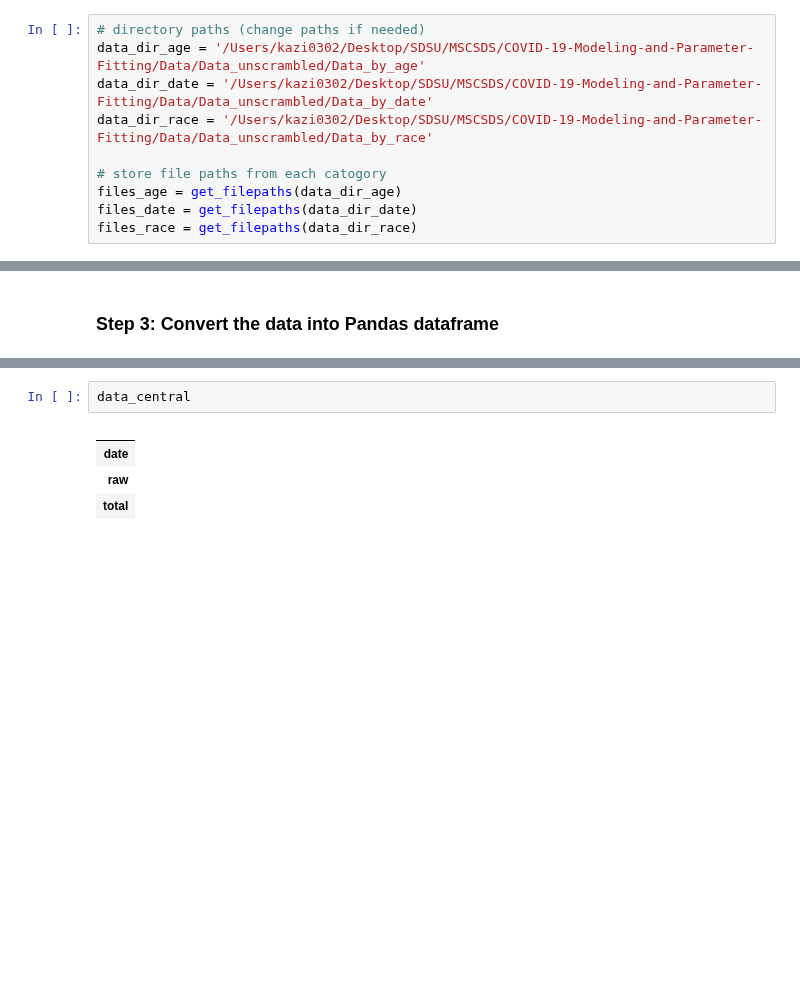
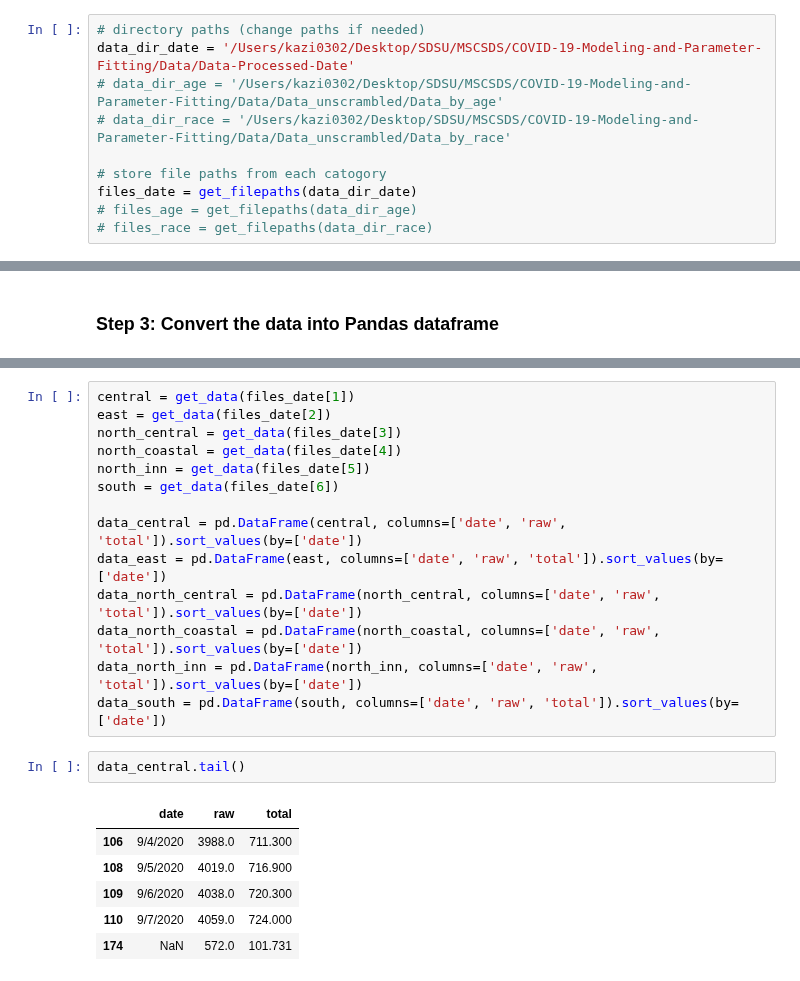
Before and after one commit to kazi0302/COVID-19-Modeling-and-Parameter-Fitting, a Jupyter notebook: Data/Data_Cleaning.ipynb, the cells around one changed output, grey strips where cells are left out. Saved outputs shown, nothing was run; the diff lists cells and outputs as text; blank space fills up the shorter version.

```diff
--- a/Data/Data_Cleaning.ipynb
+++ b/Data/Data_Cleaning.ipynb
@@ -31,14 +29,14 @@ def get_filepaths(directory):
     return file_paths
 # %%
 # directory paths (change paths if needed)
-data_dir_age = '/Users/kazi0302/Desktop/SDSU/MSCSDS/COVID-19-Modeling-and-Parameter-Fitting/Data/Data_unscrambled/Data_by_age'
-data_dir_date = '/Users/kazi0302/Desktop/SDSU/MSCSDS/COVID-19-Modeling-and-Parameter-Fitting/Data/Data_unscrambled/Data_by_date'
-data_dir_race = '/Users/kazi0302/Desktop/SDSU/MSCSDS/COVID-19-Modeling-and-Parameter-Fitting/Data/Data_unscrambled/Data_by_race'
+data_dir_date = '/Users/kazi0302/Desktop/SDSU/MSCSDS/COVID-19-Modeling-and-Parameter-Fitting/Data/Data-Processed-Date'
+# data_dir_age = '/Users/kazi0302/Desktop/SDSU/MSCSDS/COVID-19-Modeling-and-Parameter-Fitting/Data/Data_unscrambled/Data_by_age'
+# data_dir_race = '/Users/kazi0302/Desktop/SDSU/MSCSDS/COVID-19-Modeling-and-Parameter-Fitting/Data/Data_unscrambled/Data_by_race'
 
 # store file paths from each catogory
-files_age = get_filepaths(data_dir_age)
 files_date = get_filepaths(data_dir_date)
-files_race = get_filepaths(data_dir_race)
+# files_age = get_filepaths(data_dir_age)
+# files_race = get_filepaths(data_dir_race)
 # %% [markdown]
 ### Step 2: Create a function that reads each file stored and extract the information needed
 # %%
@@ -175,7 +137,23 @@ for file in files_date:
+# %%
+central = get_data(files_date[1])
+east = get_data(files_date[2])
+north_central = get_data(files_date[3])
+north_coastal = get_data(files_date[4])
+north_inn = get_data(files_date[5])
+south = get_data(files_date[6])
+
+data_central = pd.DataFrame(central, columns=['date', 'raw', 'total']).sort_values(by=['date'])
+data_east = pd.DataFrame(east, columns=['date', 'raw', 'total']).sort_values(by=['date'])
+data_north_central = pd.DataFrame(north_central, columns=['date', 'raw', 'total']).sort_values(by=['date'])
+data_north_coastal = pd.DataFrame(north_coastal, columns=['date', 'raw', 'total']).sort_values(by=['date'])
+data_north_inn = pd.DataFrame(north_inn, columns=['date', 'raw', 'total']).sort_values(by=['date'])
+data_south = pd.DataFrame(south, columns=['date', 'raw', 'total']).sort_values(by=['date'])
 # %%
-data_central
+data_central.tail()
 # %% [output]
-|  |
-| date |
-| raw |
-| total |
+|  | date | raw | total |
+| 106 | 9/4/2020 | 3988.0 | 711.300 |
+| 108 | 9/5/2020 | 4019.0 | 716.900 |
+| 109 | 9/6/2020 | 4038.0 | 720.300 |
+| 110 | 9/7/2020 | 4059.0 | 724.000 |
+| 174 | NaN | 572.0 | 101.731 |
```
Also changed, not shown: parts of 5 cells of this notebook, 9 other files.
